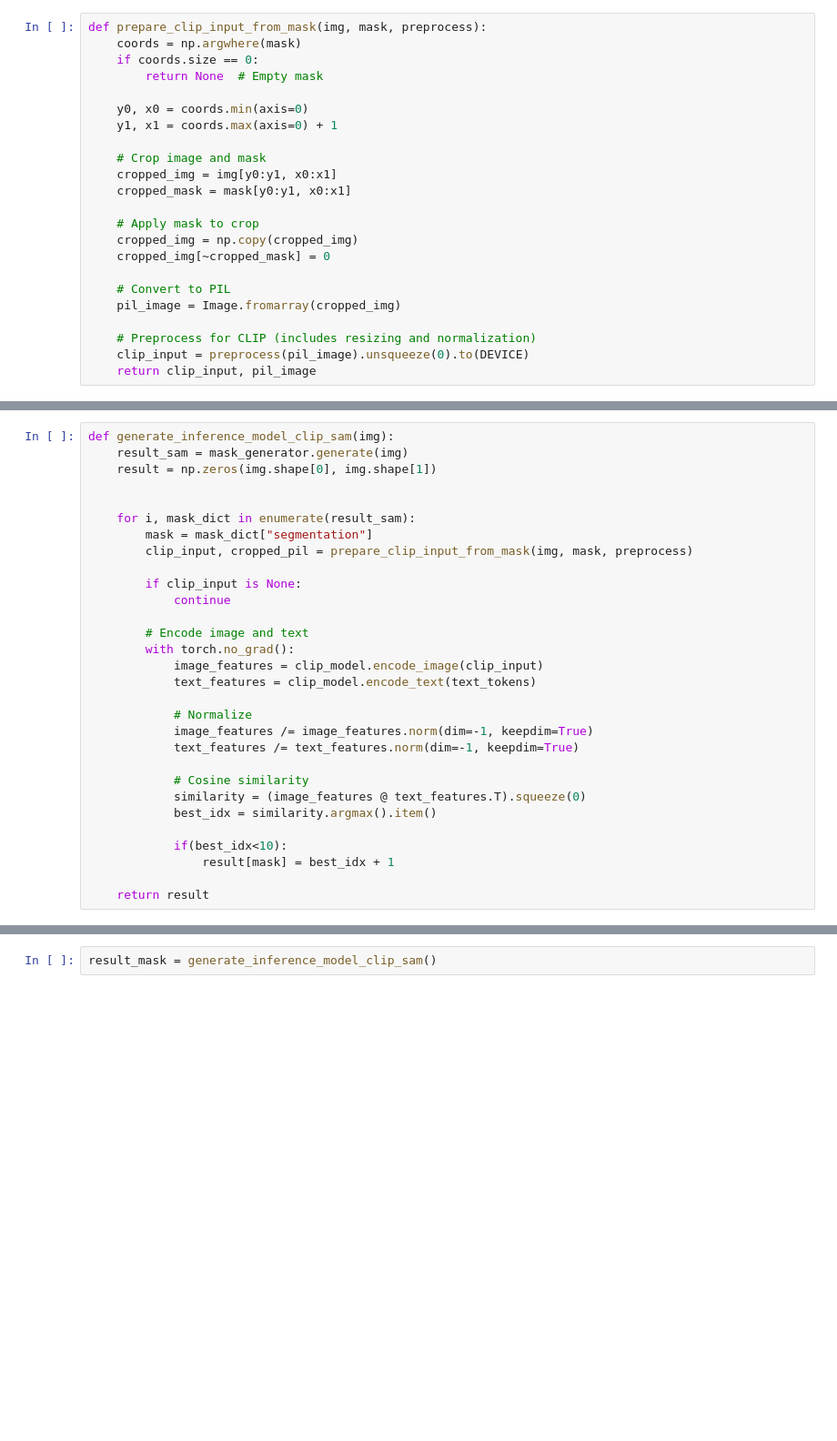
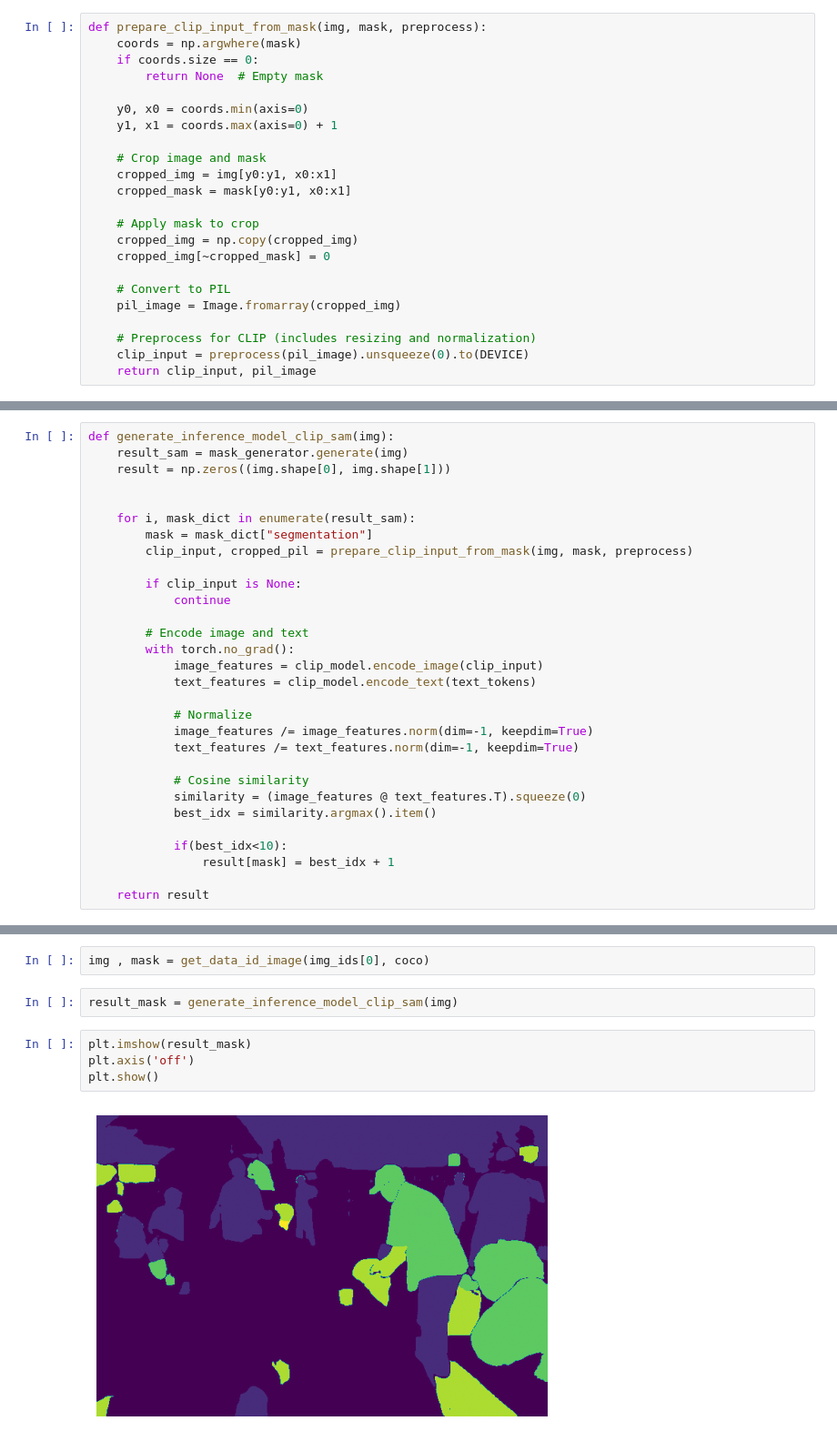
Before and after one commit to rucasca/TFM, a Jupyter notebook: src/data_modeling_SAM_CLIP.ipynb, the cells around one changed output, grey strips where cells are left out. Shown at 91% size. Saved outputs shown, nothing was run; the diff lists cells and outputs as text; blank space fills up the shorter version.

Commit message:
updated trainin steps of my models

```diff
--- a/src/data_modeling_SAM_CLIP.ipynb
+++ b/src/data_modeling_SAM_CLIP.ipynb
@@ -284,7 +286,7 @@ Segment 6 classified as: a photo of a handbag surrounded by dark (score: 0.2379)
 # %%
 def generate_inference_model_clip_sam(img):
     result_sam = mask_generator.generate(img)
-    result = np.zeros(img.shape[0], img.shape[1])
+    result = np.zeros((img.shape[0], img.shape[1]))
 
 
     for i, mask_dict in enumerate(result_sam):
@@ -314,2 +337,10 @@ def generate_inference_model_clip_sam(img):
+# %%
+img , mask = get_data_id_image(img_ids[0], coco)
 # %%
-result_mask = generate_inference_model_clip_sam()
+result_mask = generate_inference_model_clip_sam(img)
+# %%
+plt.imshow(result_mask)
+plt.axis('off')
+plt.show()
+# %% [output]
+[figure, added]
```
Also changed, not shown: parts of 19 cells of this notebook, 2 other files.
